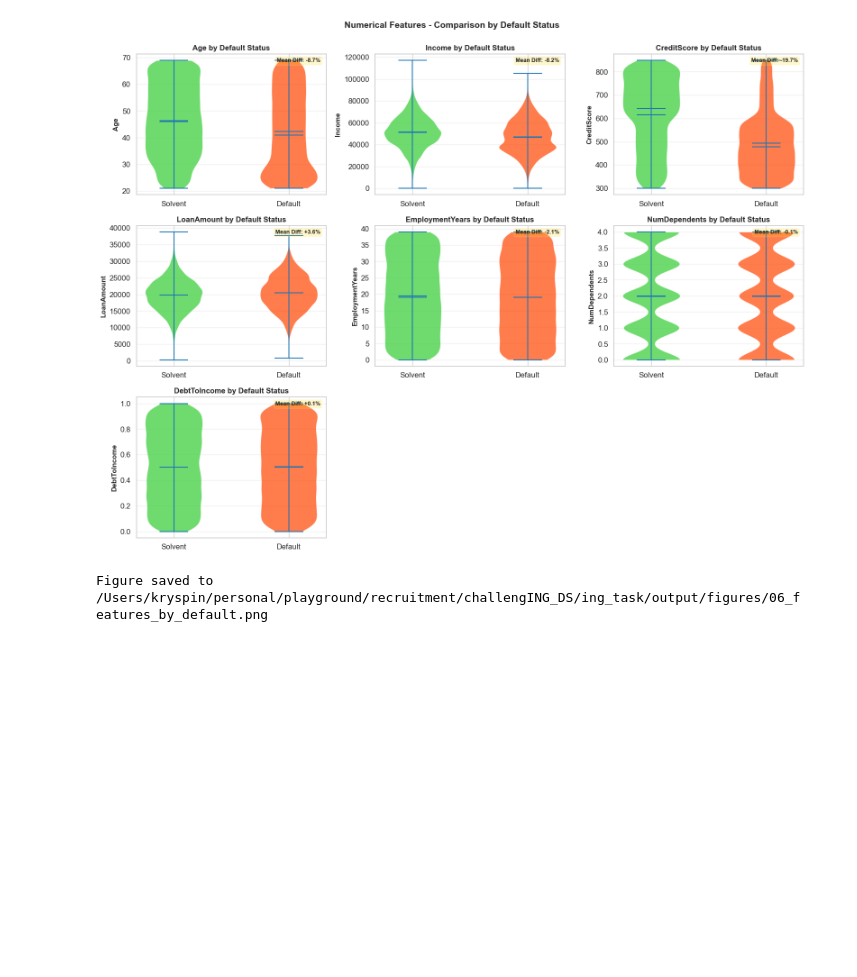
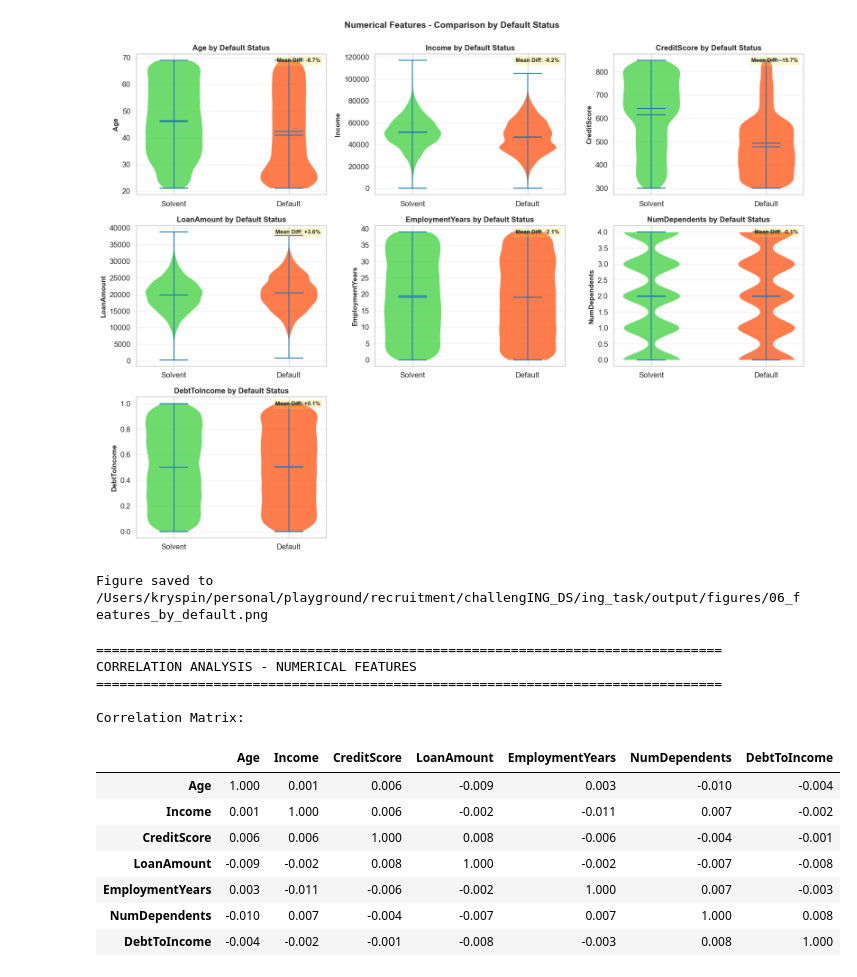
Before and after one commit to expigo/challenging_ds, a Jupyter notebook: notebooks/01_eda.ipynb, the cells around one changed output. Saved outputs shown, nothing was run; the diff lists cells and outputs as text; code cells hidden in the pictures; blank space fills up the shorter version.

```diff
--- a/notebooks/01_eda.ipynb
+++ b/notebooks/01_eda.ipynb
@@ -998,3 +998,77 @@ BIVARIATE ANALYSIS: features vs default status
 ================================================================================
 [figure]
 Figure saved to /Users/kryspin/personal/playground/recruitment/challengING_DS/ing_task/output/figures/06_features_by_default.png
+# %%
+print("=" * 80)
+print("CORRELATION ANALYSIS - NUMERICAL FEATURES")
+print("=" * 80)
+
+# calc correlation matrix (using only non-missing values)
+correlation_matrix = train_df[NUMERICAL_FEATURES].corr(method='pearson')
+
+print("\nCorrelation Matrix:")
+display(correlation_matrix.round(3))
+
+# Identify highly correlated pairs (threshold: |r| > 0.7)
+print("\n" + "=" * 80)
+print("HIGH CORRELATION PAIRS (|r| > 0.7)")
+print("=" * 80)
+
+high_corr_pairs = []
+for i in range(len(correlation_matrix.columns)):
+    for j in range(i+1, len(correlation_matrix.columns)):
+        corr_value = correlation_matrix.iloc[i, j]
+        if abs(corr_value) > 0.7:
+            feature1 = correlation_matrix.columns[i]
+            feature2 = correlation_matrix.columns[j]
+            high_corr_pairs.append((feature1, feature2, corr_value))
+            print(f"  {feature1:20s} <-> {feature2:20s}: {corr_value:+.3f}")
+
+if len(high_corr_pairs) == 0:
+    print("  No feature pairs with correlation > 0.7")
+    print("  Multicollinearity is not a concern")
+else:
+    print(f"\n  Found {len(high_corr_pairs)} highly correlated pair(s)")
+    print("  Consider feature selection or regularization to handle multicollinearity")
+
+# Identify features with strongest correlations to target
+print("\n" + "=" * 80)
+print("FEATURE CORRELATIONS WITH TARGET (Default)")
+print("=" * 80)
+
+# Calculate correlation with target for each feature
+target_correlations = train_df[NUMERICAL_FEATURES + [TARGET_FEATURE]].corr()[TARGET_FEATURE].drop(TARGET_FEATURE)
+target_correlations_sorted = target_correlations.abs().sort_values(ascending=False)
+
+print("\nFeatures ranked by absolute correlation with Default:")
+print(f"{'Rank':<6} {'Feature':<20} {'Correlation':>15} {'Strength':>12}")
+print("-" * 60)
+
+for i, (feature, abs_corr) in enumerate(target_correlations_sorted.items(), 1):
+    corr = target_correlations[feature]
+    if abs_corr > 0.3:
+        strength = "Strong"
+    elif abs_corr > 0.1:
+        strength = "Moderate"
+    else:
+        strength = "Weak"
+    print(f"{i:<6} {feature:<20} {corr:>+14.3f} {strength:>12}")
+
+# Save correlation matrix
+correlation_output_path = RESULTS_DIR / 'feature_correlations.csv'
+correlation_matrix.to_csv(correlation_output_path)
+print(f"\nCorrelation matrix saved to {correlation_output_path}")
+# %% [output]
+================================================================================
+CORRELATION ANALYSIS - NUMERICAL FEATURES
+================================================================================
+
+Correlation Matrix:
+|  | Age | Income | CreditScore | LoanAmount | EmploymentYears | NumDependents | DebtToIncome |
+| Age | 1.000 | 0.001 | 0.006 | -0.009 | 0.003 | -0.010 | -0.004 |
+| Income | 0.001 | 1.000 | 0.006 | -0.002 | -0.011 | 0.007 | -0.002 |
+| CreditScore | 0.006 | 0.006 | 1.000 | 0.008 | -0.006 | -0.004 | -0.001 |
+| LoanAmount | -0.009 | -0.002 | 0.008 | 1.000 | -0.002 | -0.007 | -0.008 |
+| EmploymentYears | 0.003 | -0.011 | -0.006 | -0.002 | 1.000 | 0.007 | -0.003 |
+| NumDependents | -0.010 | 0.007 | -0.004 | -0.007 | 0.007 | 1.000 | 0.008 |
+| DebtToIncome | -0.004 | -0.002 | -0.001 | -0.008 | -0.003 | 0.008 | 1.000 |
```
Also changed, not shown: parts of 3 cells of this notebook.
